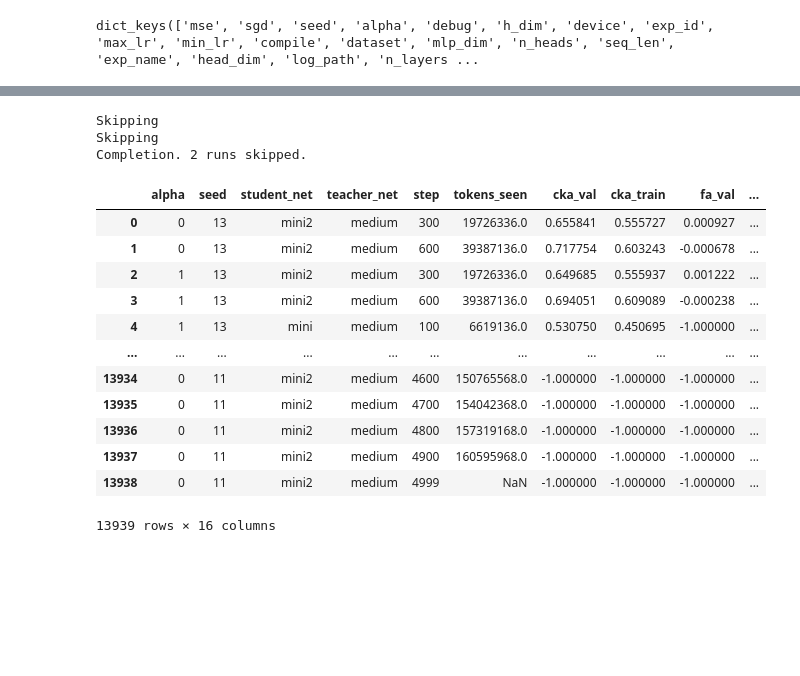
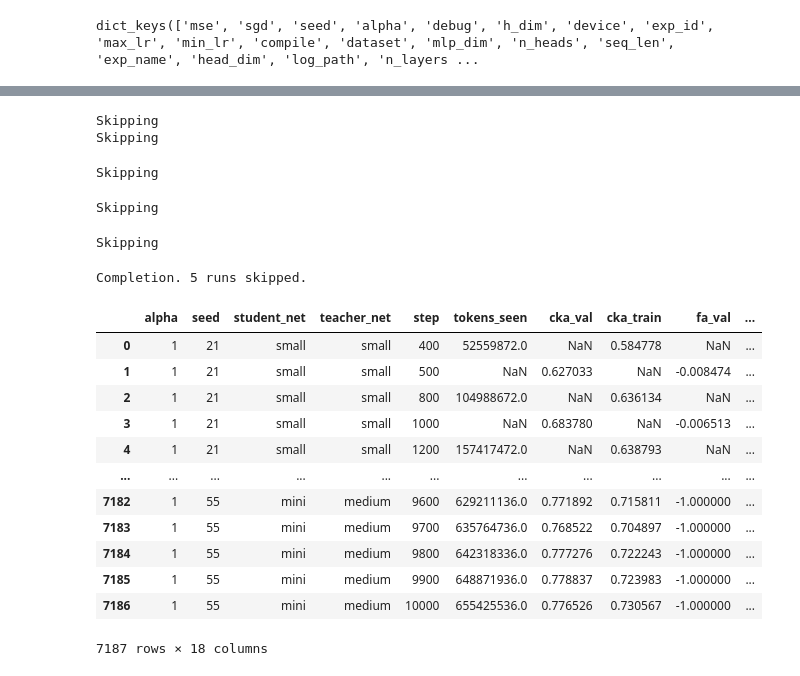
Before and after one commit to GiuliaLanzillotta/DED, a Jupyter notebook: scripts/gpt_results.ipynb, the cells around one changed output, grey strips where cells are left out. Saved outputs shown, nothing was run; the diff lists cells and outputs as text; code cells hidden in the pictures; blank space fills up the shorter version.

```diff
--- a/scripts/gpt_results.ipynb
+++ b/scripts/gpt_results.ipynb
@@ -152,7 +151,7 @@ h['_step'].values[-1]
 COLUMNS = ['alpha','seed','student_net','teacher_net','step',
            'tokens_seen','cka_val','cka_train','fa_val','fa_train',
            'val_acc_top1', 'val_acc_top10', 'loss_train', 'ppl_val',
-           'temperature', 'total_steps']
+           'temperature', 'total_steps','w-cka']
 res_df = pd.DataFrame(columns=COLUMNS)
 
 skipped = 0
@@ -165,69 +164,82 @@ for run in runs.objects:
         new_runs = '_eval/cka' in h.columns
 
         #figuring out teacher architecture
-        if config['teacher_checkpoint_path']['value'].split("/")[-1] == "gpt-mini":
+        teacher_path = config['teacher_checkpoint_path']['value'].split("/")[-1]
+        if teacher_path == "mini":
             teacher = "mini"
-        elif config['teacher_checkpoint_path']['value'].split("/")[-1] == "gpt-medium":
+        elif teacher_path == "gpt-mini":
+            teacher = "gpt-mini"
+        elif teacher_path == "gpt-medium":
             teacher = "medium"
-        else: raise Exception("Unknown teacher.")
+        elif teacher_path in ["gpt-small","small"]:
+            teacher = "small"
+        else: raise Exception(f"{teacher_path} Unknown teacher.")
 
         #figuring out student architecture
         if config['h_dim']['value']==512:
             student="mini"
         elif config['h_dim']['value']==1024:
-            if config['n_layers']['value']==4: student="mini2"
+            if config['n_layers']['value']==4:
+                student="mini2"
             else: student="medium"
+        elif config['h_dim']['value']==768:
+            student="small"
 
         try: T = config['temperature']['value']
         except KeyError: T=1
         sub_df = pd.DataFrame({"alpha":[config['alpha']['value']]*total,
                             "seed":[config['seed']['value']]*total,
                             "total_steps":[h['_step'].values[-1]]*total,
+                            "batch_size":[config['train_batch_size']['value']]*total,
                             "temperature":[T]*total,
                             "student_net":[student]*total,
                             "teacher_net":[teacher]*total,
                             "step":list(h['_step']),
                             "tokens_seen":list(h['_train/tokens_seen']),
                             "cka_val": list(h['_eval/cka']) if new_runs else [-1]*total ,
                             "cka_train":list(h['_train/cka']) if new_runs else [-1]*total,
                             "fa_val":list(h['_eval/fa']) if new_runs else [-1]*total,
                             "fa_train":list(h['_train/fa']) if new_runs else [-1]*total,
                             "val_acc_top1":list(h['_eval/top1_acc']),
                             "val_acc_top10":list(h['_eval/top1_acc']),
                             "loss_train":list(h['_train/loss']),
-                            "ppl_val":list(h['_eval/ppl'])
+                            "ppl_val":list(h['_eval/ppl']),
+                            "w-cka":['weighed-cka' in run.tags]*total
                             })
 
     except KeyError:
         print("Skipping")
         skipped+=1
         continue # skipping the runs without values
     except IndexError:
         print("Skipping")
         skipped+=1
         continue # skipping the runs without values
 
     res_df = pd.concat([res_df,sub_df], ignore_index=True)
 
 print(f"Completion. {skipped} runs skipped.")
 res_df
 # %% [output]
 Skipping
 Skipping
-Completion. 2 runs skipped.
+Skipping
+Skipping
+Skipping
+Completion. 5 runs skipped.
 |  | alpha | seed | student_net | teacher_net | step | tokens_seen | cka_val | cka_train | fa_val | ... |
-| 0 | 0 | 13 | mini2 | medium | 300 | 19726336.0 | 0.655841 | 0.555727 | 0.000927 | ... |
-| 1 | 0 | 13 | mini2 | medium | 600 | 39387136.0 | 0.717754 | 0.603243 | -0.000678 | ... |
-| 2 | 1 | 13 | mini2 | medium | 300 | 19726336.0 | 0.649685 | 0.555937 | 0.001222 | ... |
-| 3 | 1 | 13 | mini2 | medium | 600 | 39387136.0 | 0.694051 | 0.609089 | -0.000238 | ... |
-| 4 | 1 | 13 | mini | medium | 100 | 6619136.0 | 0.530750 | 0.450695 | -1.000000 | ... |
+| 0 | 1 | 21 | small | small | 400 | 52559872.0 | NaN | 0.584778 | NaN | ... |
+| 1 | 1 | 21 | small | small | 500 | NaN | 0.627033 | NaN | -0.008474 | ... |
+| 2 | 1 | 21 | small | small | 800 | 104988672.0 | NaN | 0.636134 | NaN | ... |
+| 3 | 1 | 21 | small | small | 1000 | NaN | 0.683780 | NaN | -0.006513 | ... |
+| 4 | 1 | 21 | small | small | 1200 | 157417472.0 | NaN | 0.638793 | NaN | ... |
 | ... | ... | ... | ... | ... | ... | ... | ... | ... | ... | ... |
-| 13934 | 0 | 11 | mini2 | medium | 4600 | 150765568.0 | -1.000000 | -1.000000 | -1.000000 | ... |
-| 13935 | 0 | 11 | mini2 | medium | 4700 | 154042368.0 | -1.000000 | -1.000000 | -1.000000 | ... |
-| 13936 | 0 | 11 | mini2 | medium | 4800 | 157319168.0 | -1.000000 | -1.000000 | -1.000000 | ... |
-| 13937 | 0 | 11 | mini2 | medium | 4900 | 160595968.0 | -1.000000 | -1.000000 | -1.000000 | ... |
-| 13938 | 0 | 11 | mini2 | medium | 4999 | NaN | -1.000000 | -1.000000 | -1.000000 | ... |
+| 7182 | 1 | 55 | mini | medium | 9600 | 629211136.0 | 0.771892 | 0.715811 | -1.000000 | ... |
+| 7183 | 1 | 55 | mini | medium | 9700 | 635764736.0 | 0.768522 | 0.704897 | -1.000000 | ... |
+| 7184 | 1 | 55 | mini | medium | 9800 | 642318336.0 | 0.777276 | 0.722243 | -1.000000 | ... |
+| 7185 | 1 | 55 | mini | medium | 9900 | 648871936.0 | 0.778837 | 0.723983 | -1.000000 | ... |
+| 7186 | 1 | 55 | mini | medium | 10000 | 655425536.0 | 0.776526 | 0.730567 | -1.000000 | ... |
-13939 rows × 16 columns
+7187 rows × 18 columns
 # %%
 logs_path = './logs/results/languini_results'
 res_df.to_pickle(logs_path)
```
Also changed, not shown: parts of 8 cells of this notebook, 13 other files.
